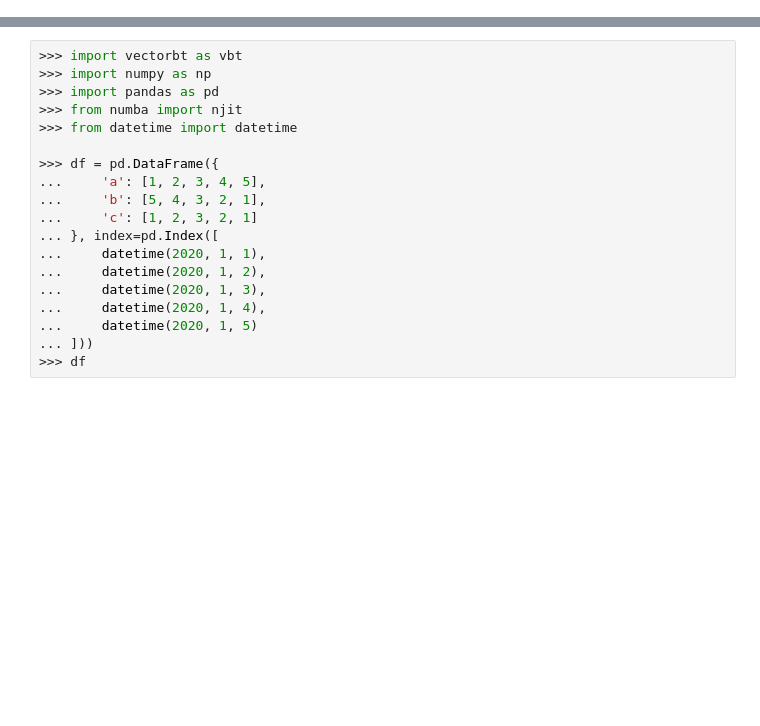
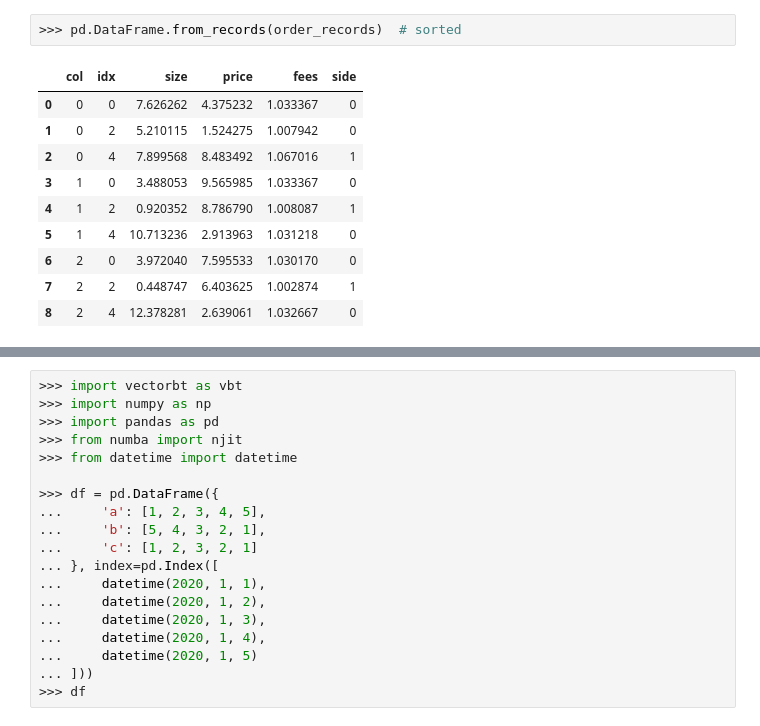
Before and after one commit to polakowo/vectorbt, a Jupyter notebook: Untitled1.ipynb, the cells around one changed output, grey strips where cells are left out. Saved outputs shown, nothing was run; the diff lists cells and outputs as text; blank space fills up the shorter version.

```diff
--- a/Untitled1.ipynb
+++ b/Untitled1.ipynb
@@ -0,0 +288,13 @@
+# %%
+>>> pd.DataFrame.from_records(order_records)  # sorted
+# %% [output]
+|  | col | idx | size | price | fees | side |
+| 0 | 0 | 0 | 7.626262 | 4.375232 | 1.033367 | 0 |
+| 1 | 0 | 2 | 5.210115 | 1.524275 | 1.007942 | 0 |
+| 2 | 0 | 4 | 7.899568 | 8.483492 | 1.067016 | 1 |
+| 3 | 1 | 0 | 3.488053 | 9.565985 | 1.033367 | 0 |
+| 4 | 1 | 2 | 0.920352 | 8.786790 | 1.008087 | 1 |
+| 5 | 1 | 4 | 10.713236 | 2.913963 | 1.031218 | 0 |
+| 6 | 2 | 0 | 3.972040 | 7.595533 | 1.030170 | 0 |
+| 7 | 2 | 2 | 0.448747 | 6.403625 | 1.002874 | 1 |
+| 8 | 2 | 4 | 12.378281 | 2.639061 | 1.032667 | 0 |
```
Also changed, not shown: parts of 14 cells of this notebook, 17 other files.
